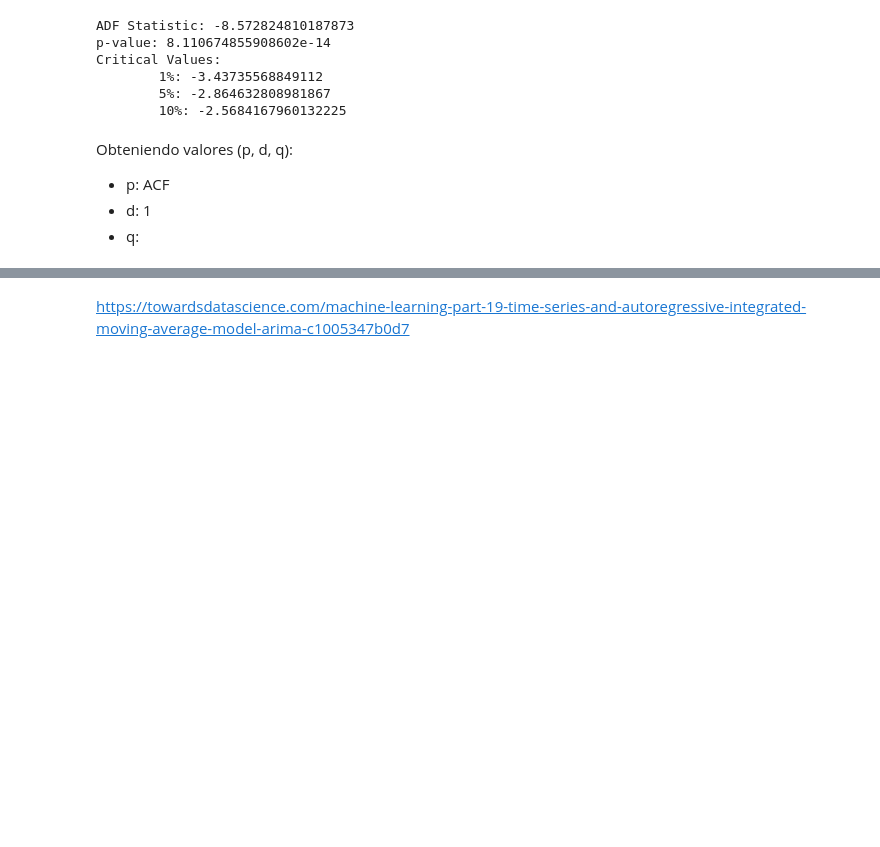
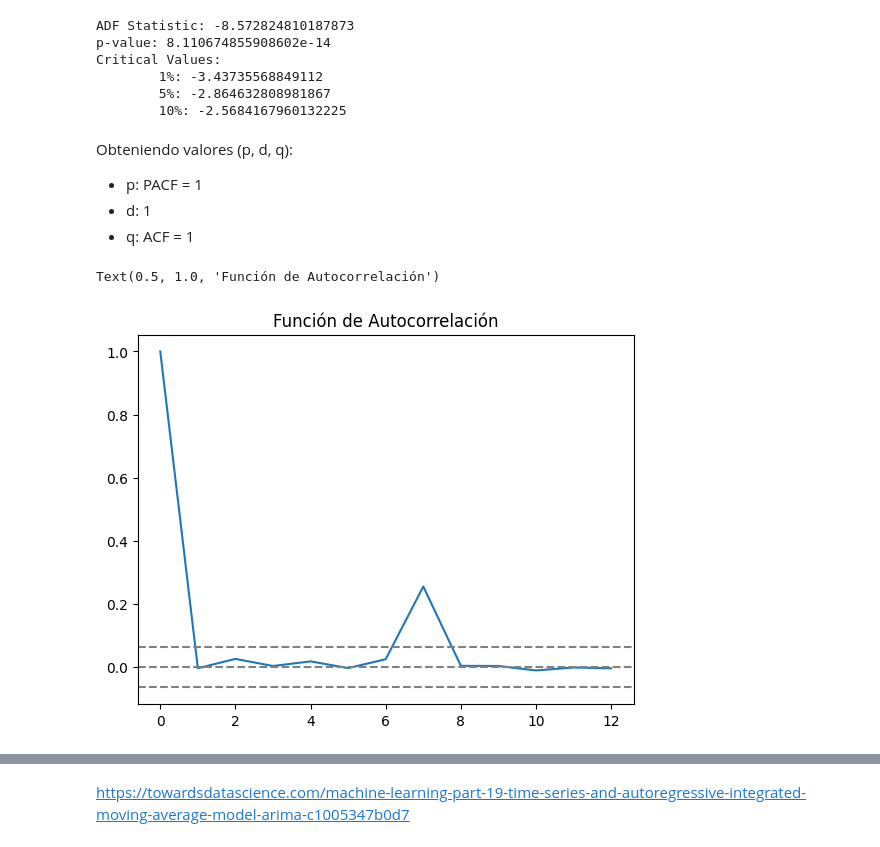
Before and after one commit to MGonza20/Lab2_DataScience, a Jupyter notebook: gasolina.ipynb, the cells around one changed output, grey strips where cells are left out. Drawn from its saved outputs; the diff is of its cells as text; code cells hidden in the pictures; blank space fills up the shorter version.

```diff
--- a/gasolina.ipynb
+++ b/gasolina.ipynb
@@ -158,6 +174,22 @@ Critical Values:
         10%: -2.5684167960132225
 # %% [markdown]
 Obteniendo valores (p, d, q):
-- p: ACF
+- p: PACF = 1
 - d: 1
-- q:
+- q: ACF = 1
+# %%
+# Valor para p
+superior_df_log_diff = superior_df_log.diff()
+superior_df_log_diff.dropna(inplace = True)
+tsa_acf = acf(superior_df_log_diff,nlags=12,fft=False)
+tsa_pacf = pacf(superior_df_log_diff, nlags=36)
+
+
+plt.plot(tsa_acf)
+plt.axhline(y=0,linestyle='--',color='gray')
+plt.axhline(y=-1.96/np.sqrt(len(superior_df_log_diff)),linestyle='--',color='gray')
+plt.axhline(y=1.96/np.sqrt(len(superior_df_log_diff)),linestyle='--',color='gray')
+plt.title('Función de Autocorrelación')
+# %% [output]
+Text(0.5, 1.0, 'Función de Autocorrelación')
+[figure, added]
```
Also changed, not shown: parts of 12 cells of this notebook.
